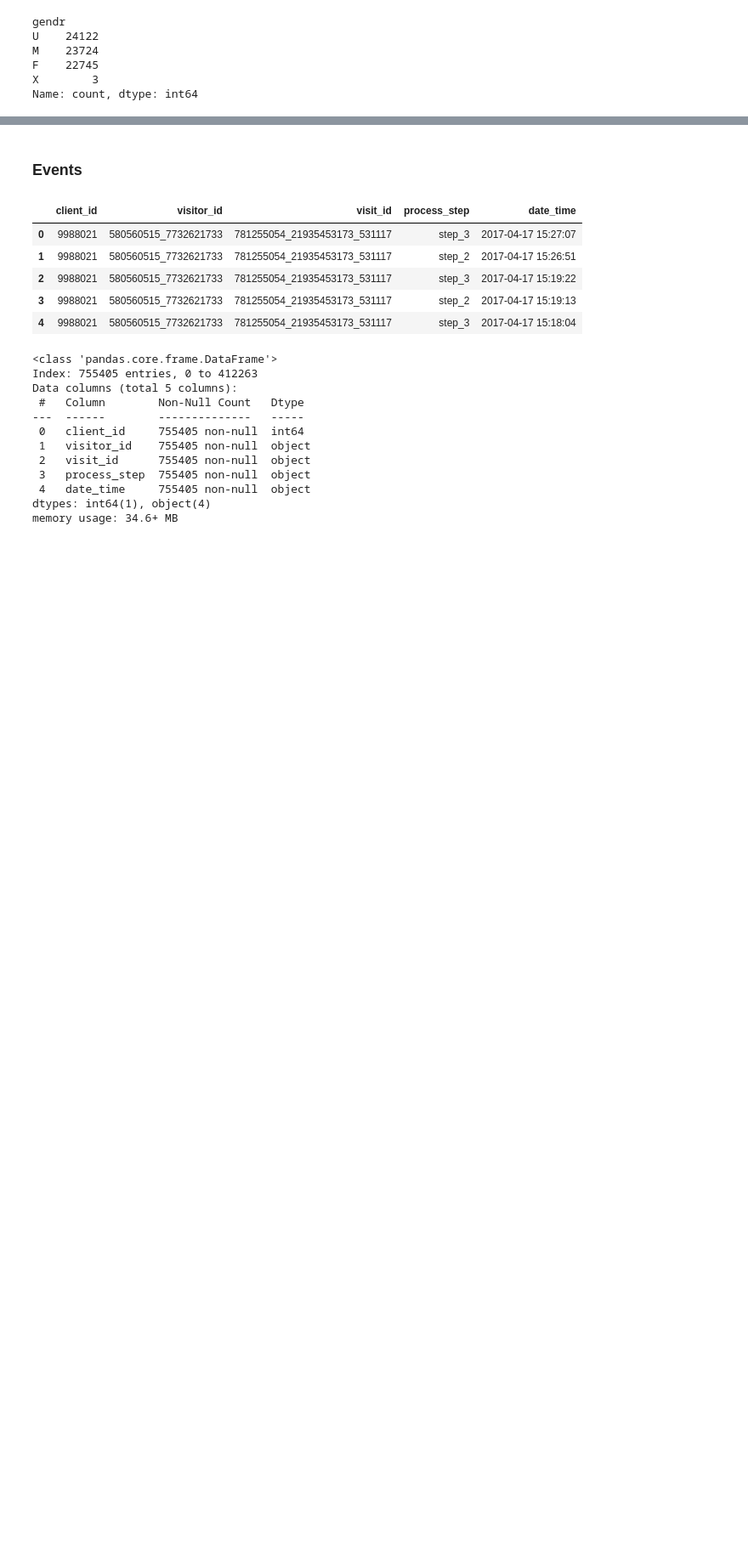
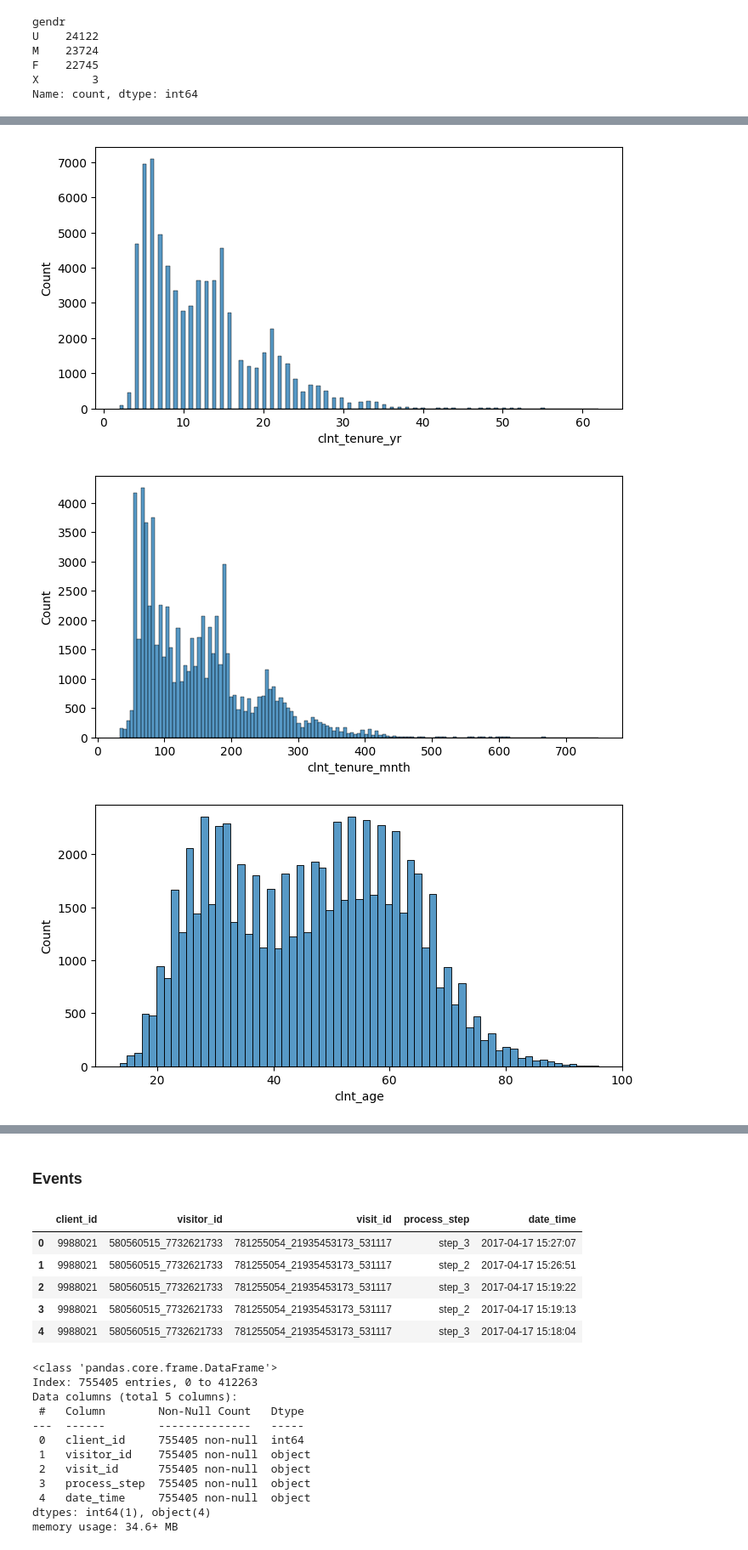
Before and after one commit to almudenamcastro/ironhack-w5-EDA, a Jupyter notebook: notebooks/main.ipynb, the cells around one changed output, grey strips where cells are left out. Shown at 85% size. Drawn from its saved outputs; the diff is of its cells as text; code cells hidden in the pictures; blank space fills up the shorter version.

```diff
--- a/notebooks/main.ipynb
+++ b/notebooks/main.ipynb
@@ -99,0 +92,11 @@ clients[clients_num].describe()
+# %%
+# visualise distributions for numerical columns.
+
+for col in clients_num:
+    plt.figure(figsize=(8, 4))
+    sns.histplot(x=clients[col])
+    plt.show()
+# %% [output]
+[figure, added]
+[figure, added]
+[figure, added]
```
Also changed, not shown: parts of 34 cells of this notebook.
